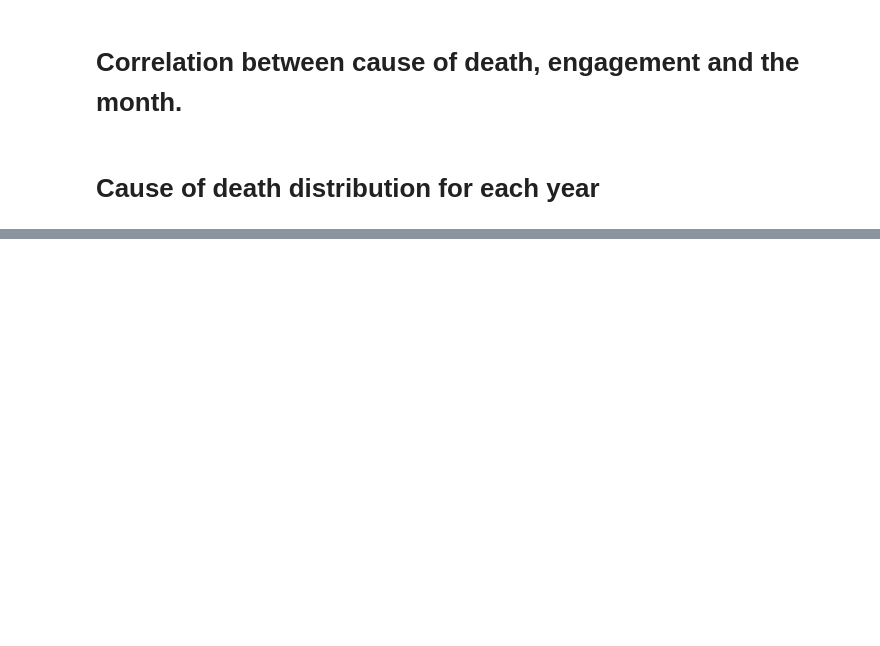
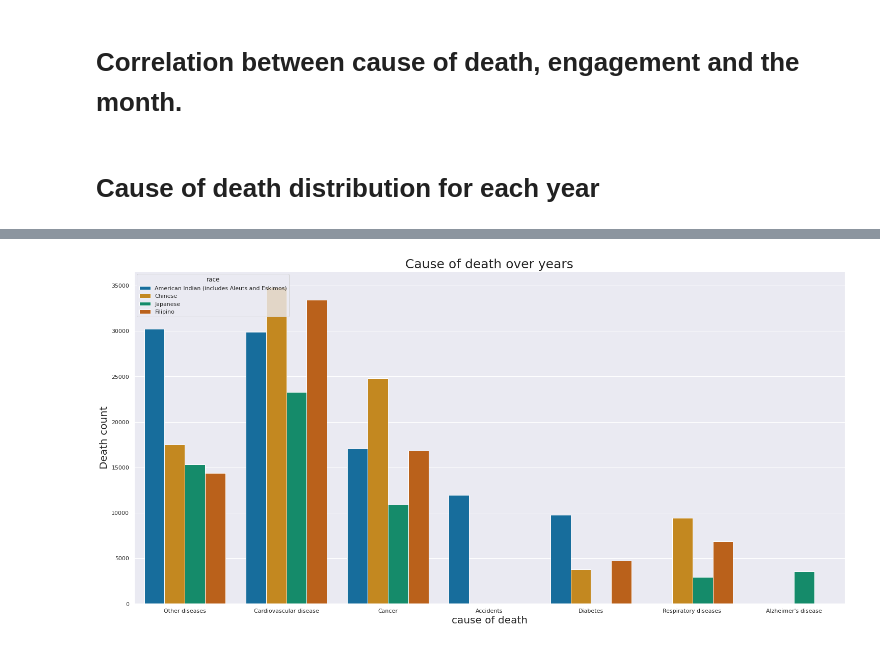
Before and after one commit to AhmedSalah339/Death-Big-data-Analytics, a Jupyter notebook: main.ipynb, the cells around one changed output, grey strips where cells are left out. Saved outputs shown, nothing was run; the diff lists cells and outputs as text; code cells hidden in the pictures; blank space fills up the shorter version.

```diff
--- a/main.ipynb
+++ b/main.ipynb
@@ -139,0 +866,36 @@ for year in years:
+# %%
+df1 = [df.set_index('race') for df in df1]
+dfg=pd.concat(df1, axis=0).reset_index()
+
+plt.figure(figsize=(25, 12))
+
+sns.barplot(x = "cause_recode", y = "count", hue = "race", ci = "sd", palette='colorblind',capsize = 0.5, data = dfg)
+
+# # Iterrating over the bars one-by-one
+# for bar in plots.patches:
+
+#   # Using Matplotlib's annotate function and
+#   # passing the coordinates where the annotation shall be done
+#   # x-coordinate: bar.get_x() + bar.get_width() / 2
+#   # y-coordinate: bar.get_height()
+#   # free space to be left to make graph pleasing: (0, 8)
+#   # ha and va stand for the horizontal and vertical alignment
+#   plots.annotate(format(bar.get_height(), '.0f'),
+#                   (bar.get_x() + bar.get_width() / 2,
+#                     bar.get_height()), ha='center', va='center',
+#                   size=15, xytext=(0, 8),
+#                   textcoords='offset points')
+
+# Setting the label for x-axis
+plt.xlabel("cause of death", size=20)
+
+# Setting the label for y-axis
+plt.ylabel("Death count", size=20)
+
+# Setting the title for the graph
+plt.title("Cause of death over years",size=25)
+
+# Fianlly showing the plot
+plt.show()
+# %% [output]
+[figure, added]
```
Also changed, not shown: parts of 42 cells of this notebook.
